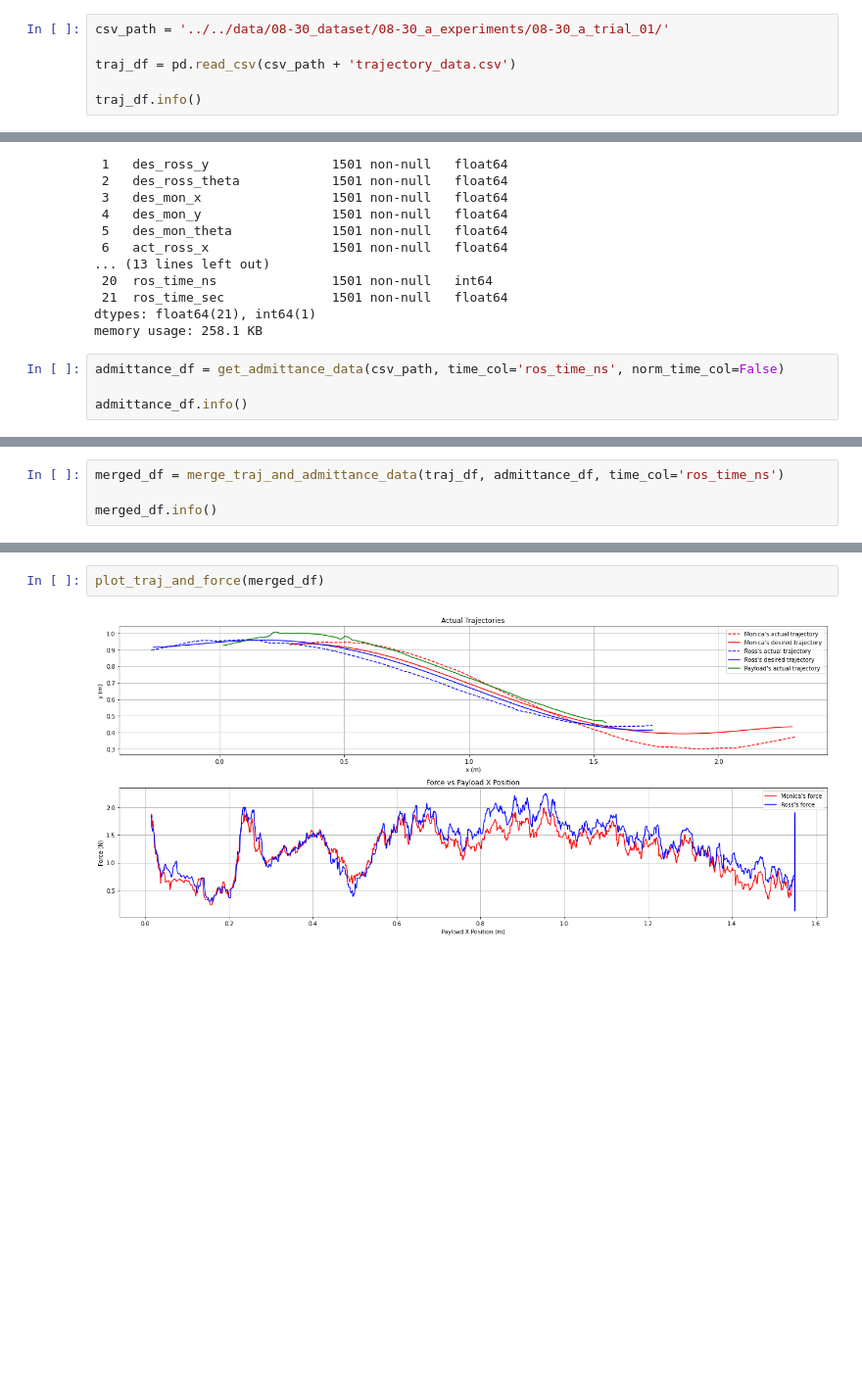
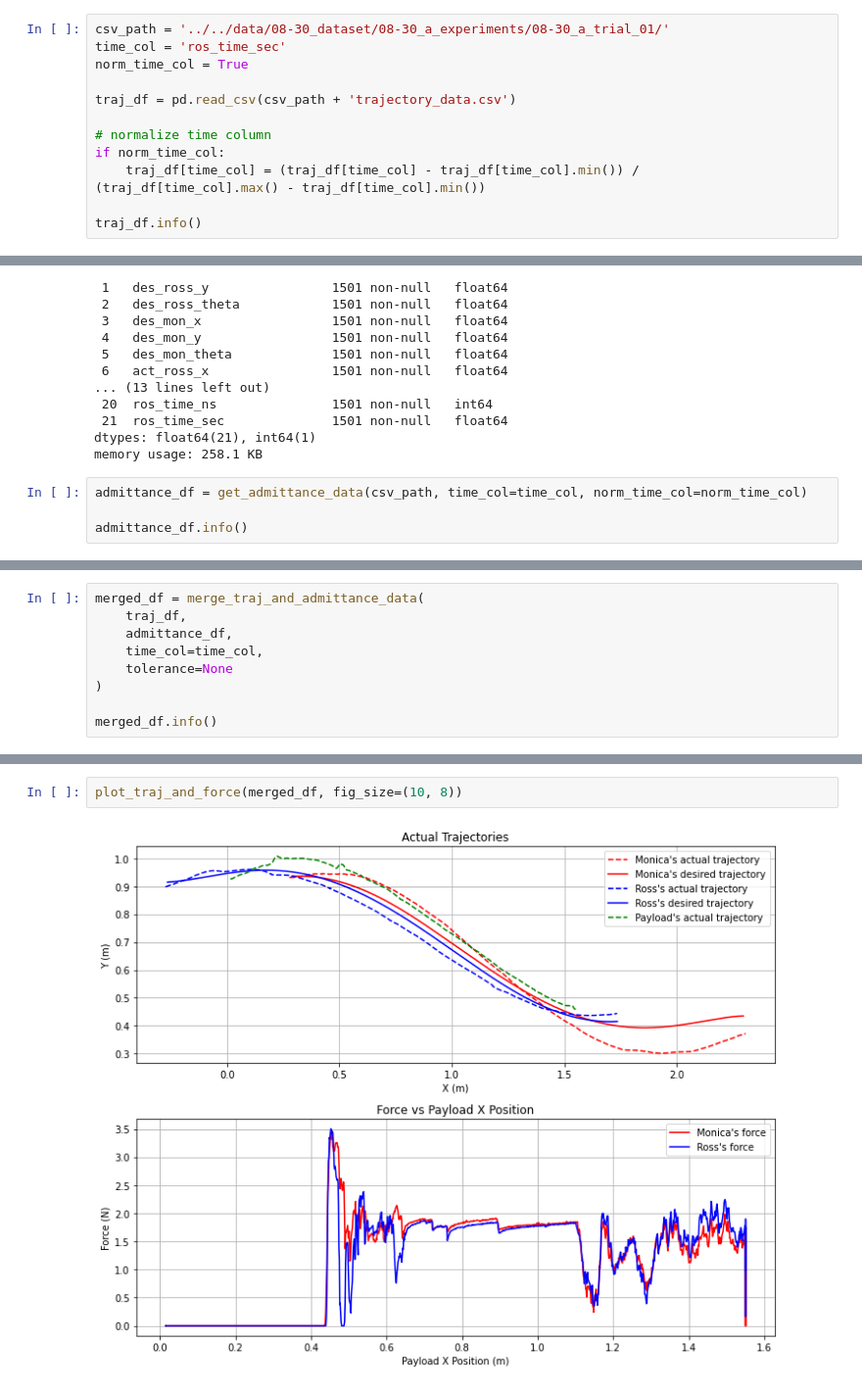
Before and after one commit to BCLab-UNM/MARIAM, a Jupyter notebook: analysis/vicon_experiments/traj_forces_plot.ipynb, the cells around one changed output, grey strips where cells are left out. Shown: that part at 98% size. Cells and saved outputs as stored; diff of their text form; blank space fills up the shorter version.

Commit message:
added code for creating a plot on statistics for trajectories and forces

```diff
--- a/analysis/vicon_experiments/traj_forces_plot.ipynb
+++ b/analysis/vicon_experiments/traj_forces_plot.ipynb
@@ -153,9 +343,15 @@ def plot_traj_and_force(
 ## Plotting / Data Analysis
 # %%
 csv_path = '../../data/08-30_dataset/08-30_a_experiments/08-30_a_trial_01/'
+time_col = 'ros_time_sec'
+norm_time_col = True
 
 traj_df = pd.read_csv(csv_path + 'trajectory_data.csv')
 
+# normalize time column
+if norm_time_col:
+    traj_df[time_col] = (traj_df[time_col] - traj_df[time_col].min()) / (traj_df[time_col].max() - traj_df[time_col].min())
+
 traj_df.info()
 # %% [output]
 <class 'pandas.core.frame.DataFrame'>
@@ -176,7 +372,7 @@ Data columns (total 22 columns):
 dtypes: float64(21), int64(1)
 memory usage: 258.1 KB
 # %%
-admittance_df = get_admittance_data(csv_path, time_col='ros_time_ns', norm_time_col=False)
+admittance_df = get_admittance_data(csv_path, time_col=time_col, norm_time_col=norm_time_col)
 
 admittance_df.info()
 # %% [output]
@@ -199,6 +395,11 @@ dtypes: float64(34), int64(1)
 memory usage: 18.1 MB
 # %%
-merged_df = merge_traj_and_admittance_data(traj_df, admittance_df, time_col='ros_time_ns')
+merged_df = merge_traj_and_admittance_data(
+    traj_df,
+    admittance_df,
+    time_col=time_col,
+    tolerance=None
+)
 
 merged_df.info()
 # %% [output]
@@ -220,6 +421,6 @@ Data columns (total 56 columns):
 dtypes: float64(55), int64(1)
 memory usage: 656.8 KB
 # %%
-plot_traj_and_force(merged_df)
+plot_traj_and_force(merged_df, fig_size=(10, 8))
 # %% [output]
-[figure, old version]
+[figure, new version]
```
Also changed, not shown: parts of 7 cells of this notebook.
